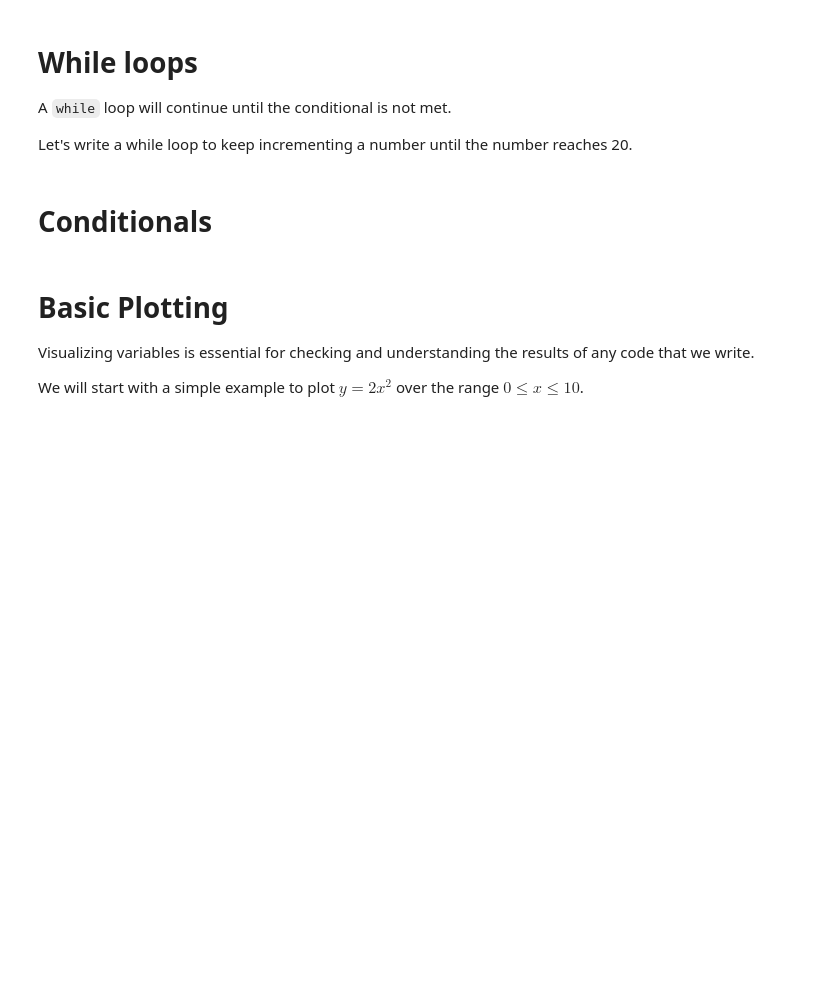
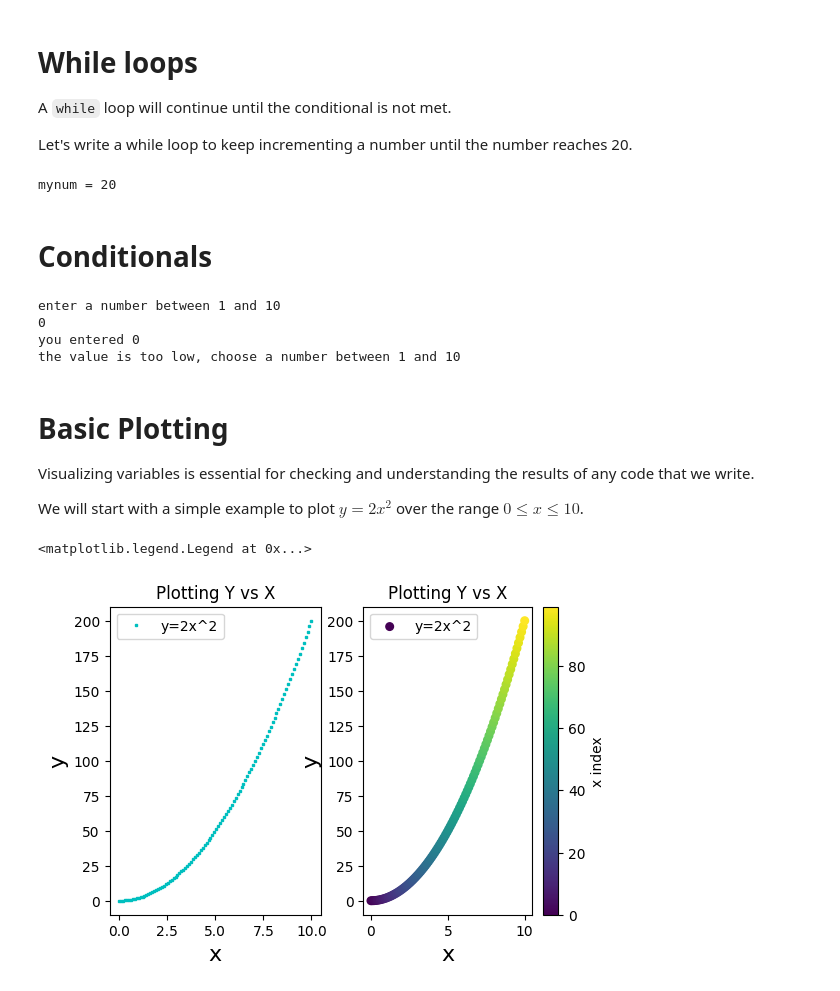
Before and after one commit to kobestenson/COMPPHYS, a Jupyter notebook: Kobe_Stenson_00_python_intro_student.ipynb, the cells around one changed output. Drawn from its saved outputs; the diff is of its cells as text; code cells hidden in the pictures; blank space fills up the shorter version.

```diff
--- a/Kobe_Stenson_00_python_intro_student.ipynb
+++ b/Kobe_Stenson_00_python_intro_student.ipynb
@@ -191,19 +191,38 @@ A `while` loop will continue until the conditional is not met.
 Let's write a while loop to keep incrementing a number until the number reaches 20.
 # %%
 # while loop to keep incrementing a number until the number reaches 20
+mynum = 0
+
+while mynum < 20:
+  #print(mynum)
+  mynum = mynum +1
+
+print(f"mynum = {mynum}")
+# %% [output]
+mynum = 20
 # %% [markdown]
 # Conditionals
 # %%
 # ask for an input number
-test_number = float("enter a number between 1 and 10")
-
+test_number = int(input("enter a number between 1 and 10\n"))
+print(f"you entered {test_number}")
 # if number is greater than 10, then reject input
-
+if test_number>10:
+  print("the value is too high, choose a number between 1 and 10")
 # if number is less than 1, then reject input
-
+elif test_number<1:
+    print("the value is too low, choose a number between 1 and 10")
 # if the user enters 7, print "lucky guess"
-
+elif test_number==7:
+  print("lucky guess")
 # for all other numbers, print "not correct - better luck next time!"
+else:
+  print("not correct - better luck next time!")
+# %% [output]
+enter a number between 1 and 10
+0
+you entered 0
+the value is too low, choose a number between 1 and 10
 # %% [markdown]
 # Basic Plotting
 
@@ -227,0 +233,30 @@ We will start with a simple example to plot $y = 2 x^2$ over the range $0 \le x
+# %%
+# code to make plot here
+
+# define x using np.linspace
+x = np.linspace(0,10,100)
+# define y
+y = 2*(x**2)
+# open a figure
+plt.figure(figsize=(6,4))
+plt.subplot(1,2,1)
+# plot y vs x using plt.plot
+plt.plot(x,y,'cs',markersize=2,label="y=2x^2")
+plt.xlabel("x", fontsize=16)
+plt.ylabel("y", fontsize=16)
+plt.title("Plotting Y vs X")
+plt.legend()
+# make another figure, but use plt.scatter instead of plt.plot
+#plt.figure(figsize=(6,4))
+plt.subplot(1,2,2)
+# plot y vs x using plt.plot
+mycolor = np.arange(len(x))
+plt.scatter(x,y, c=mycolor,s=30,label="y=2x^2")
+cb = plt.colorbar(label='x index')
+plt.xlabel("x", fontsize=16)
+plt.ylabel("y", fontsize=16)
+plt.title("Plotting Y vs X")
+plt.legend()
+# %% [output]
+<matplotlib.legend.Legend at 0x...>
+[figure, added]
```
Also changed, not shown: parts of 2 cells of this notebook.
